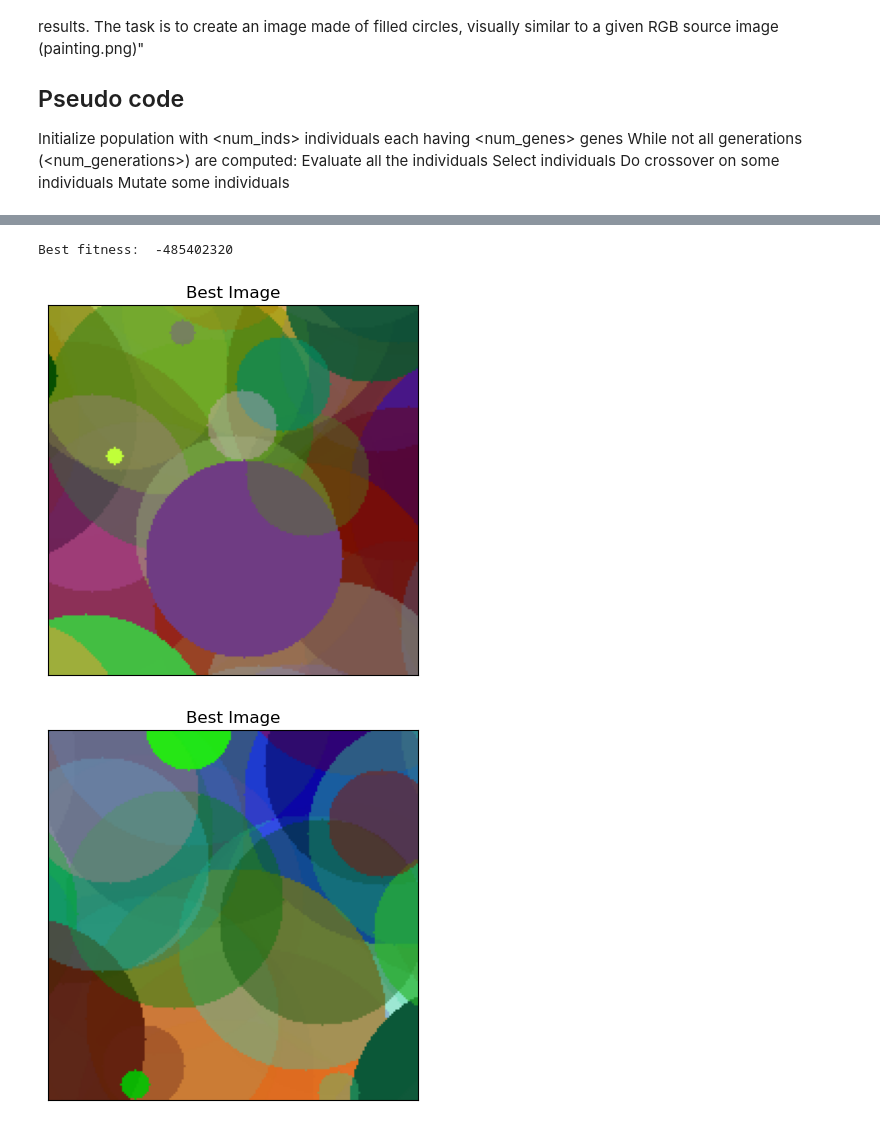
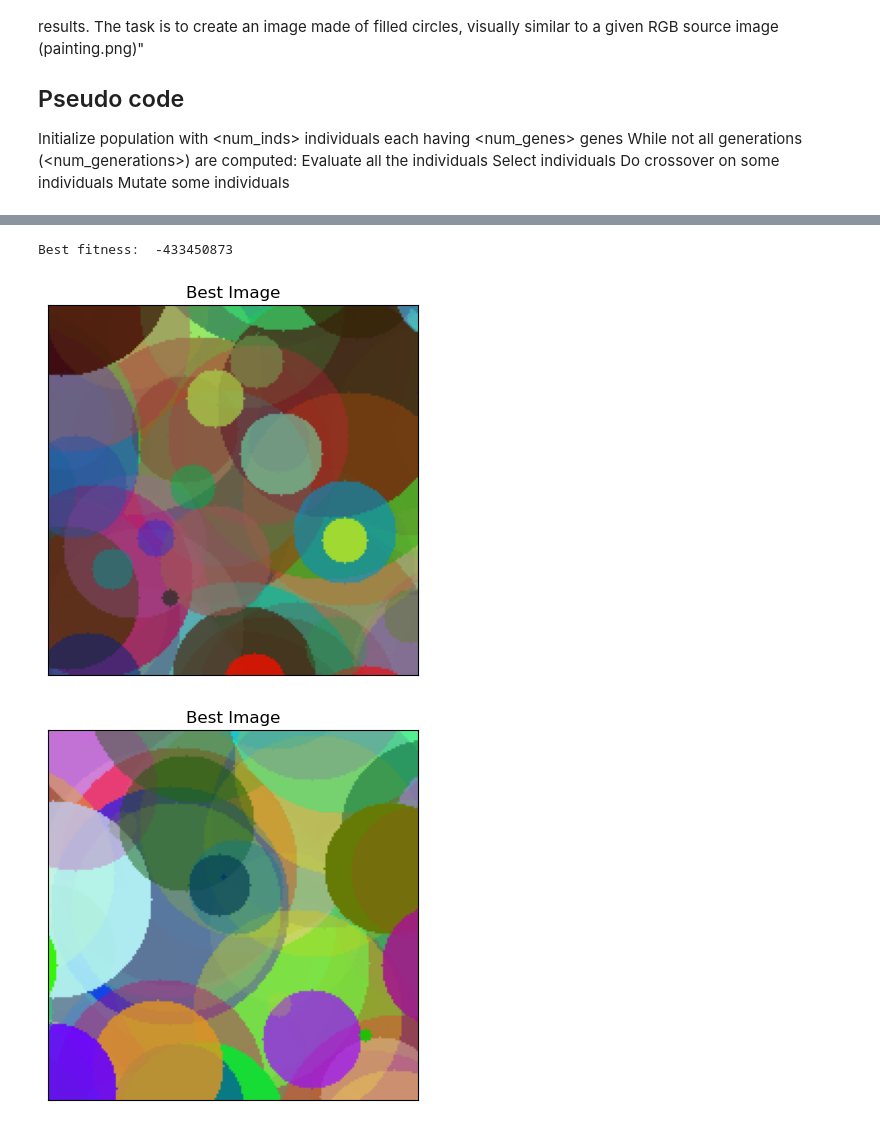
Before and after one commit to ahmetakman/EE449_homeworks, a Jupyter notebook: hw2/hw2.ipynb, the cells around one changed output, grey strips where cells are left out. Drawn from its saved outputs; the diff is of its cells as text; code cells hidden in the pictures.

```diff
--- a/hw2/hw2.ipynb
+++ b/hw2/hw2.ipynb
@@ -24,7 +24,7 @@ class Individual:
         self.chromosome = []
         self.fitness = np.float128(0.0)
         self.elite = False
-        self.radius_max = image_size[0]//2
+        self.radius_max = image_size[0]//4
 
         for i in range(num_genes):
             x = random.randint(-1*self.radius_max, self.image_size[0]+1*self.radius_max)
@@ -42,7 +42,7 @@ class Individual:
                     if random.random() < mutation_probability:
                         self.chromosome[i][0] = random.randint(-1*self.radius_max, self.image_size[0]+1*self.radius_max)
                         self.chromosome[i][1] = random.randint(-1*self.radius_max, self.image_size[1]+1*self.radius_max)
-                        self.chromosome[i][2] = random.randint(1, self.radius_max)
+                        self.chromosome[i][2] = random.randint(1, self.radius_max*2)
                         self.chromosome[i][3] = [random.randint(0, 255), random.randint(0, 255), random.randint(0, 255)]
             else:
                 #Guided mutation, deviate x,y, radius, color and alpha around their previous values
@@ -54,8 +54,8 @@ class Individual:
                         self.chromosome[i][2] = int(self.chromosome[i][2] + 10*random.uniform(-1,1))
                         if self.chromosome[i][2] < 0:
                             self.chromosome[i][2] = 1
-                        elif self.chromosome[i][2] > self.radius_max:
-                            self.chromosome[i][2] = self.radius_max
+                        elif self.chromosome[i][2] > self.radius_max*2:
+                            self.chromosome[i][2] = self.radius_max*2
 
                         self.chromosome[i][3][0] = int(self.chromosome[i][3][0] + 64*random.uniform(-1, 1))
                         if self.chromosome[i][3][0] < 0:
@@ -103,7 +103,7 @@ class Individual:
                     # randomly initialize the gene and check again
                     gene[0] = random.randint(-1*self.radius_max, self.image_size[0]+1*self.radius_max)
                     gene[1] = random.randint(-1*self.radius_max, self.image_size[1]+1*self.radius_max)
-                    gene[2] = random.randint(0, self.radius_max)
+                    gene[2] = random.randint(0, self.radius_max*2)
                 else:
                     break
             overlay = image.copy()
@@ -237,9 +249,9 @@ def show_rgb_image(image, title=None, conversion=cv2.COLOR_BGR2RGB):
 
     plt.show()
 # %%
-num_individuals = 20
-num_genes = 50
-tournament_size = 4
+num_individuals = 100
+num_genes = 100
+tournament_size = 5
 frac_elites = 0.2
 frac_parents = 0.6
 mutation_probability = 0.2
@@ -255,7 +267,6 @@ print("Mutation probability: ", mutation_probability)
 print("Mutation type: ", mutataion_type)
 
 # load input image
-
 target = cv2.imread("painting.png")
 show_rgb_image(target, "Target Image")
 image_size = (target.shape[1], target.shape[0])
@@ -313,13 +323,13 @@ plt.show()
 # %%
 pop.evaluate()
 pop.get_best()
 print("Best fitness: ", pop.get_best().fitness)
 show_rgb_image(pop.get_best().draw(), "Best Image")
-show_rgb_image(pop.individuals[1].draw(), "Best Image")
+show_rgb_image(pop.individuals[-1].draw(), "Best Image")
 # %% [output]
-Best fitness:  -485402320
+Best fitness:  -433450873
-[figure, old version]
+[figure, new version]
-[figure, old version]
+[figure, new version]
 # %%
 print("Number of individuals:", len(pop.individuals))
 # %% [output]
```
Also changed, not shown: parts of 7 cells of this notebook.
